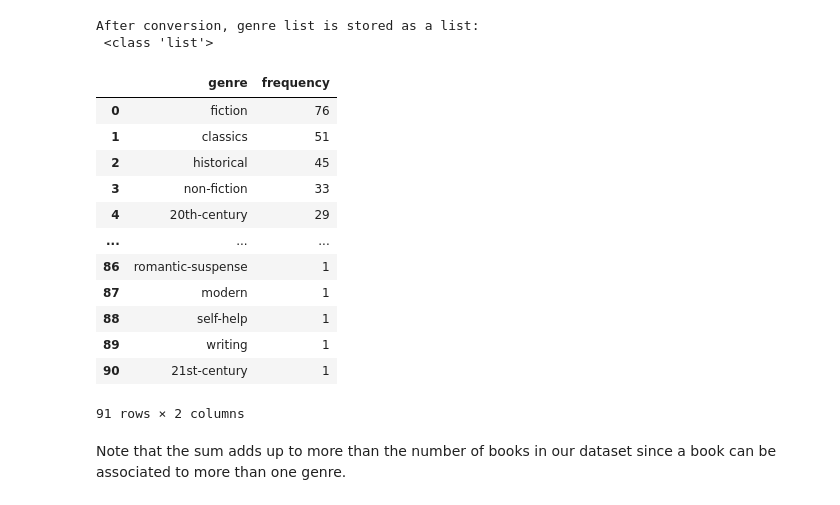
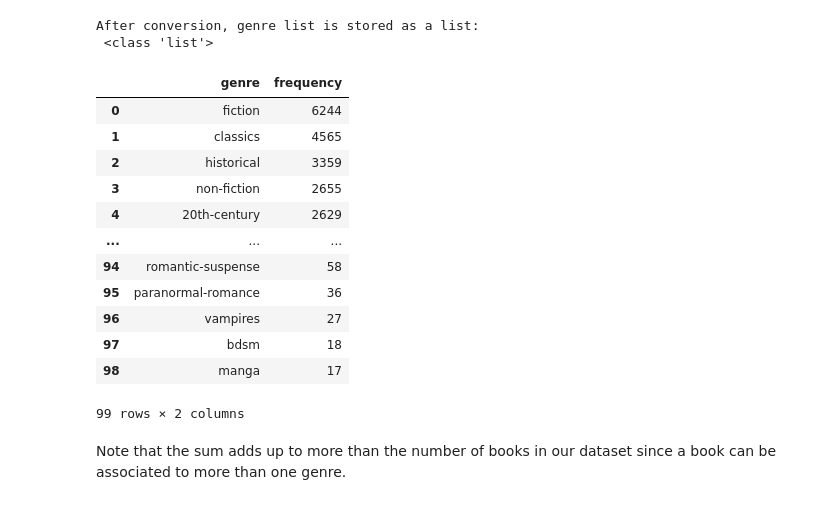
Before and after one commit to pablo-fdz/ITM_hw2, a Jupyter notebook: itm_project2_dictionary_creation.ipynb, the cells around one changed output. Saved outputs shown, nothing was run; the diff lists cells and outputs as text; code cells hidden in the pictures.

```diff
--- a/itm_project2_dictionary_creation.ipynb
+++ b/itm_project2_dictionary_creation.ipynb
@@ -29,8 +30,10 @@ from itertools import chain
 # %% [markdown]
 # 1. Importing the data
 # %%
-# # Original (cleaned) data
-# df_og = pd.read_csv('books_and_genres_tim_cleaned.csv')
+# Original (cleaned) data
+df_og = pd.read_csv('/home/pablo/Downloads/books_and_genres_tim_cleaned.csv')
 
-# # Create a copy to have original dataset in memory, to avoid loading it again
-# df = df_og.copy()
+# Create a copy to have original dataset in memory, to avoid loading it again
+df = df_og.copy()
+
+df.head()
@@ -55 +47,4 @@ df_sample.head()
+# %%
+# Drop language indicator column
+df.drop(columns = ['lang'], inplace = True)
 # %%
@@ -59,41 +54,41 @@ Before conversion, genre list is stored as a string:
  <class 'str'>
 # %%
 # Convert the string representation to a list using ast.literal_eval
-df_sample['genres'] = df_sample['genres'].apply(ast.literal_eval)
+df['genres'] = df['genres'].apply(ast.literal_eval)
 
-print('After conversion, genre list is stored as a list:\n', type(df_sample.iloc[0, 2]))
+print('After conversion, genre list is stored as a list:\n', type(df.iloc[0, 2]))
 # %% [output]
 After conversion, genre list is stored as a list:
  <class 'list'>
 # %%
 # Flatten all genre lists into one list
-all_genres = list(chain.from_iterable(df_sample['genres']))
+all_genres = list(chain.from_iterable(df['genres']))
 
 # Use Counter to get frequencies
 genre_counter = Counter(all_genres)
 
 # Convert the counter to a data frame
 genre_df = pd.DataFrame(list(genre_counter.items()), columns=['genre', 'frequency'])
 
 # Sort the data frame by frequency (highest first)
 genre_df = genre_df.sort_values(by='frequency', ascending=False).reset_index(drop = True)
 
 # Display data frame
 genre_df
 # %% [output]
 |  | genre | frequency |
-| 0 | fiction | 76 |
-| 1 | classics | 51 |
-| 2 | historical | 45 |
-| 3 | non-fiction | 33 |
-| 4 | 20th-century | 29 |
+| 0 | fiction | 6244 |
+| 1 | classics | 4565 |
+| 2 | historical | 3359 |
+| 3 | non-fiction | 2655 |
+| 4 | 20th-century | 2629 |
 | ... | ... | ... |
-| 86 | romantic-suspense | 1 |
-| 87 | modern | 1 |
-| 88 | self-help | 1 |
-| 89 | writing | 1 |
-| 90 | 21st-century | 1 |
+| 94 | romantic-suspense | 58 |
+| 95 | paranormal-romance | 36 |
+| 96 | vampires | 27 |
+| 97 | bdsm | 18 |
+| 98 | manga | 17 |
-91 rows × 2 columns
+99 rows × 2 columns
 # %% [markdown]
 Note that the sum adds up to more than the number of books in our dataset since a book can be associated to more than one genre.
 # %% [markdown]
```
Also changed, not shown: parts of 26 cells of this notebook, 1 other file.
